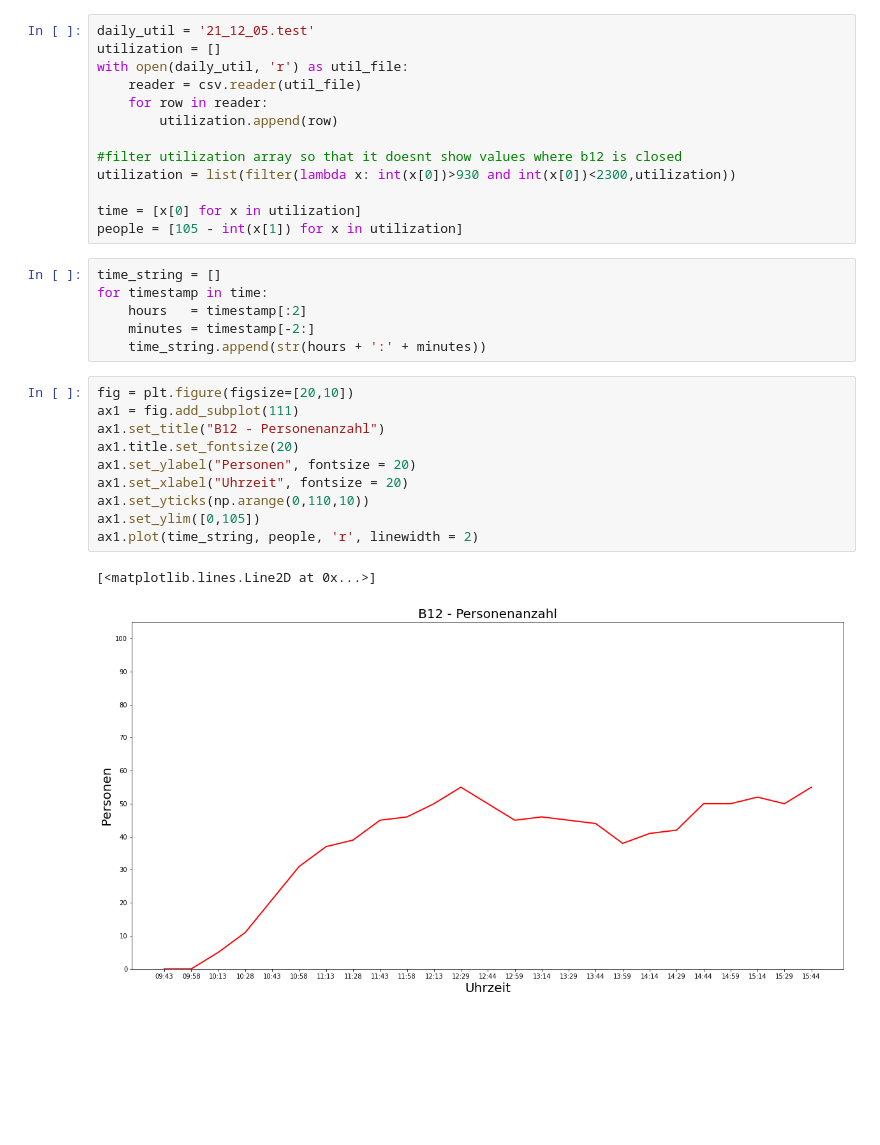
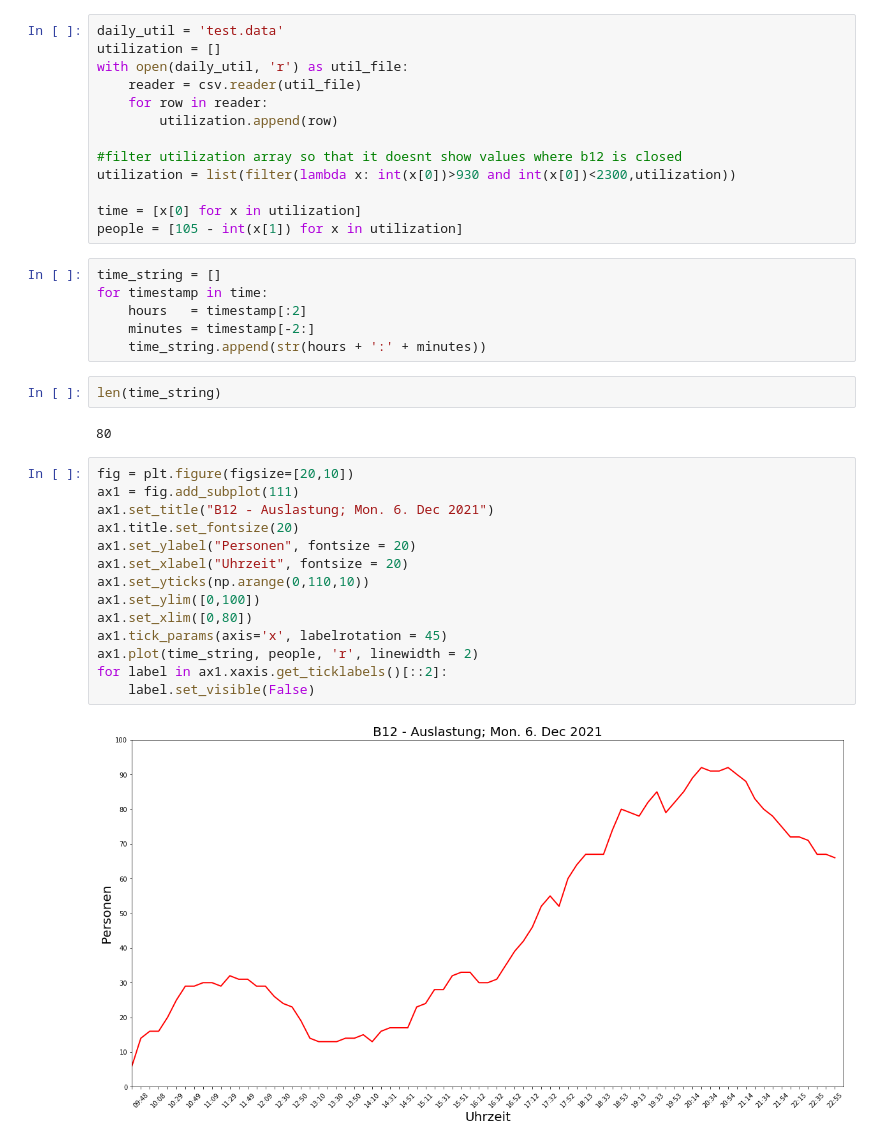
Before and after one commit to ManuSchmi88/b12_monitor, a Jupyter notebook: b12_auslastung.ipynb, the cells around one changed output. Saved outputs shown, nothing was run; the diff lists cells and outputs as text; blank space fills up the shorter version.

Commit message:
nicer plots

```diff
--- a/b12_auslastung.ipynb
+++ b/b12_auslastung.ipynb
@@ -144,7 +143,7 @@ FileNotFoundError: [Errno 2] No such file or directory: '21_12_05.test'
 # %% [markdown]
 #just some scrambling about plotting
 # %%
-daily_util = '21_12_05.test'
+daily_util = 'test.data'
 utilization = []
 with open(daily_util, 'r') as util_file:
     reader = csv.reader(util_file)
@@ -162,16 +161,23 @@ for timestamp in time:
     hours   = timestamp[:2]
     minutes = timestamp[-2:]
     time_string.append(str(hours + ':' + minutes))
+# %%
+len(time_string)
+# %% [output]
+80
 # %%
 fig = plt.figure(figsize=[20,10])
 ax1 = fig.add_subplot(111)
-ax1.set_title("B12 - Personenanzahl")
+ax1.set_title("B12 - Auslastung; Mon. 6. Dec 2021")
 ax1.title.set_fontsize(20)
 ax1.set_ylabel("Personen", fontsize = 20)
 ax1.set_xlabel("Uhrzeit", fontsize = 20)
 ax1.set_yticks(np.arange(0,110,10))
-ax1.set_ylim([0,105])
+ax1.set_ylim([0,100])
+ax1.set_xlim([0,80])
+ax1.tick_params(axis='x', labelrotation = 45)
 ax1.plot(time_string, people, 'r', linewidth = 2)
+for label in ax1.xaxis.get_ticklabels()[::2]:
+    label.set_visible(False)
 # %% [output]
-[<matplotlib.lines.Line2D at 0x...>]
-[figure, old version]
+[figure, new version]
```
Also changed, not shown: parts of 1 cell of this notebook, 2 other files.
